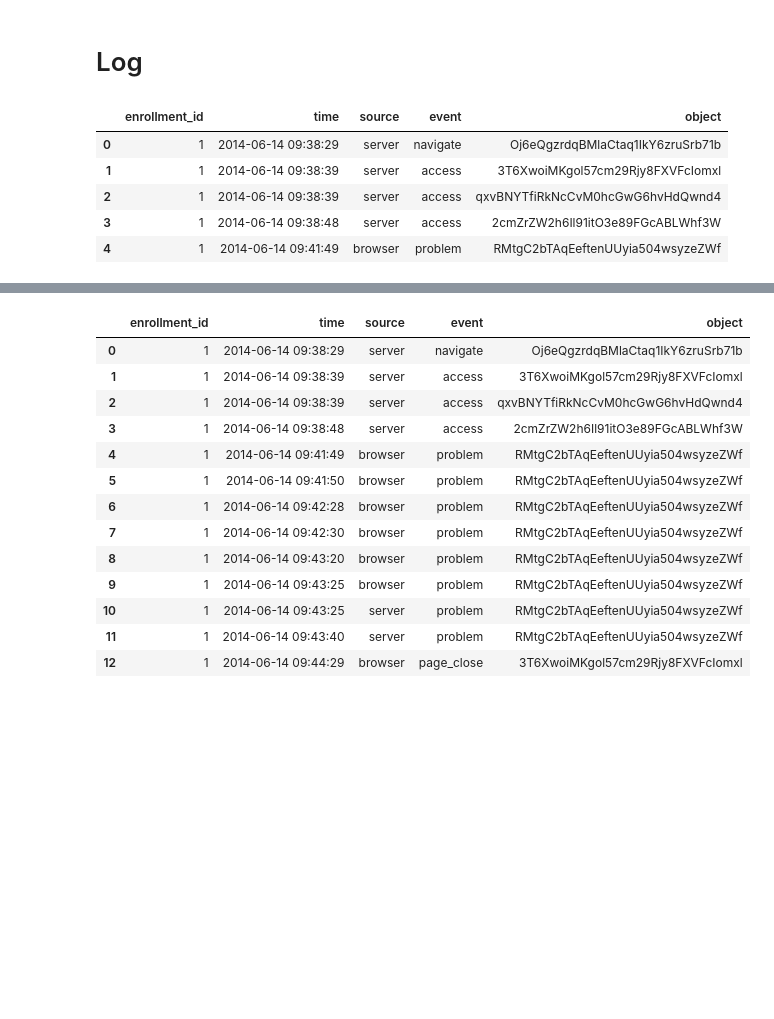
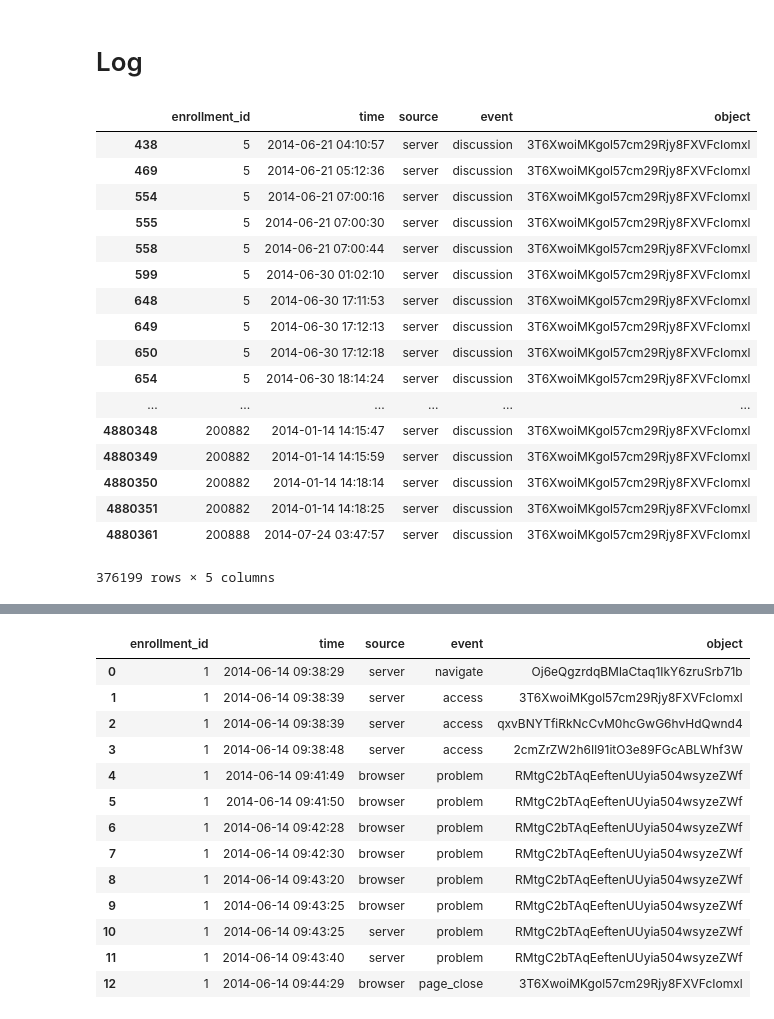
Before and after one commit to AndyKANG98/Drop-MOOC-Prediction, a Jupyter notebook: Load_data_guide.ipynb, the cells around one changed output, grey strips where cells are left out. Saved outputs shown, nothing was run; the diff lists cells and outputs as text; code cells hidden in the pictures; blank space fills up the shorter version.

```diff
--- a/Load_data_guide.ipynb
+++ b/Load_data_guide.ipynb
@@ -65,12 +163,35 @@ print(course_date.get_course_info())
 # %% [markdown]
 # Log
-# %%
-log_train.get_data().head()
-# %% [output]
-|  | enrollment_id | time | source | event | object |
-| 0 | 1 | 2014-06-14 09:38:29 | server | navigate | Oj6eQgzrdqBMlaCtaq1IkY6zruSrb71b |
-| 1 | 1 | 2014-06-14 09:38:39 | server | access | 3T6XwoiMKgol57cm29Rjy8FXVFcIomxl |
-| 2 | 1 | 2014-06-14 09:38:39 | server | access | qxvBNYTfiRkNcCvM0hcGwG6hvHdQwnd4 |
-| 3 | 1 | 2014-06-14 09:38:48 | server | access | 2cmZrZW2h6Il91itO3e89FGcABLWhf3W |
-| 4 | 1 | 2014-06-14 09:41:49 | browser | problem | RMtgC2bTAqEeftenUUyia504wsyzeZWf |
+# %%
+    """Log class to load the data from log_train/test.csv
+
+    Args:
+        filename (str): path of the file
+    Attributes:
+        get_data (df): get the pandas dataframe
+        get_data_by_id (df): get the dataframe by filtering with id list
+        get_data_by_time (df): get the dataframe by filtering with start and end time
+        get_data_by_id_time (df): get the dataframe by filtering with id list and time interval
+    """
+
+log_train.get_data().loc[ log_train.get_data()['event'] == 'discussion']
+# %% [output]
+|  | enrollment_id | time | source | event | object |
+| 438 | 5 | 2014-06-21 04:10:57 | server | discussion | 3T6XwoiMKgol57cm29Rjy8FXVFcIomxl |
+| 469 | 5 | 2014-06-21 05:12:36 | server | discussion | 3T6XwoiMKgol57cm29Rjy8FXVFcIomxl |
+| 554 | 5 | 2014-06-21 07:00:16 | server | discussion | 3T6XwoiMKgol57cm29Rjy8FXVFcIomxl |
+| 555 | 5 | 2014-06-21 07:00:30 | server | discussion | 3T6XwoiMKgol57cm29Rjy8FXVFcIomxl |
+| 558 | 5 | 2014-06-21 07:00:44 | server | discussion | 3T6XwoiMKgol57cm29Rjy8FXVFcIomxl |
+| 599 | 5 | 2014-06-30 01:02:10 | server | discussion | 3T6XwoiMKgol57cm29Rjy8FXVFcIomxl |
+| 648 | 5 | 2014-06-30 17:11:53 | server | discussion | 3T6XwoiMKgol57cm29Rjy8FXVFcIomxl |
+| 649 | 5 | 2014-06-30 17:12:13 | server | discussion | 3T6XwoiMKgol57cm29Rjy8FXVFcIomxl |
+| 650 | 5 | 2014-06-30 17:12:18 | server | discussion | 3T6XwoiMKgol57cm29Rjy8FXVFcIomxl |
+| 654 | 5 | 2014-06-30 18:14:24 | server | discussion | 3T6XwoiMKgol57cm29Rjy8FXVFcIomxl |
+| ... | ... | ... | ... | ... | ... |
+| 4880348 | 200882 | 2014-01-14 14:15:47 | server | discussion | 3T6XwoiMKgol57cm29Rjy8FXVFcIomxl |
+| 4880349 | 200882 | 2014-01-14 14:15:59 | server | discussion | 3T6XwoiMKgol57cm29Rjy8FXVFcIomxl |
+| 4880350 | 200882 | 2014-01-14 14:18:14 | server | discussion | 3T6XwoiMKgol57cm29Rjy8FXVFcIomxl |
+| 4880351 | 200882 | 2014-01-14 14:18:25 | server | discussion | 3T6XwoiMKgol57cm29Rjy8FXVFcIomxl |
+| 4880361 | 200888 | 2014-07-24 03:47:57 | server | discussion | 3T6XwoiMKgol57cm29Rjy8FXVFcIomxl |
+376199 rows × 5 columns
 # %%
```
Also changed, not shown: parts of 7 cells of this notebook, 5 other files.
